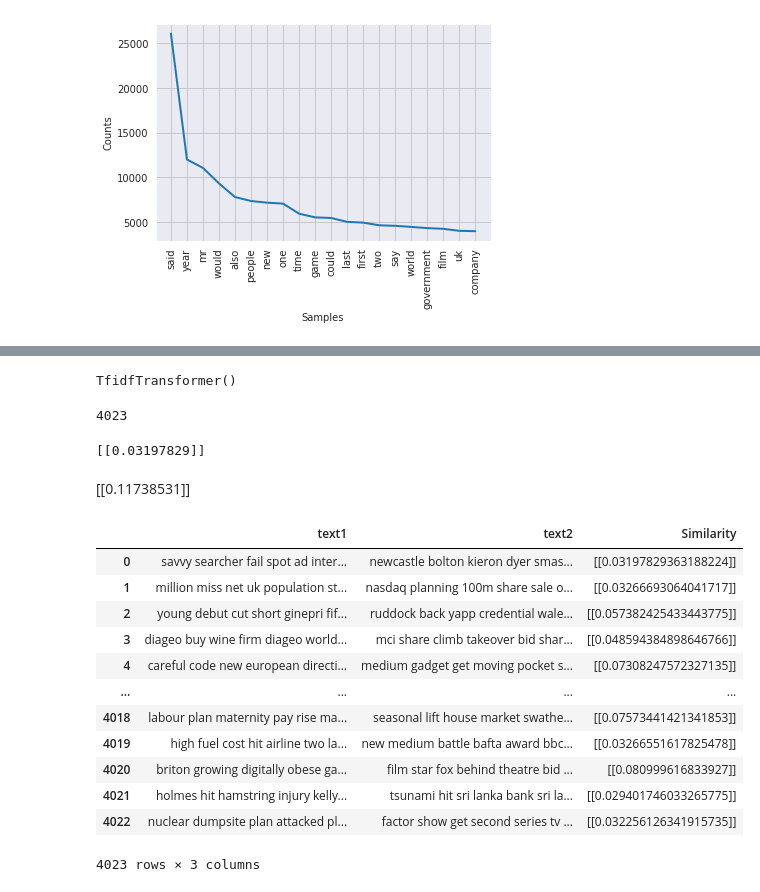
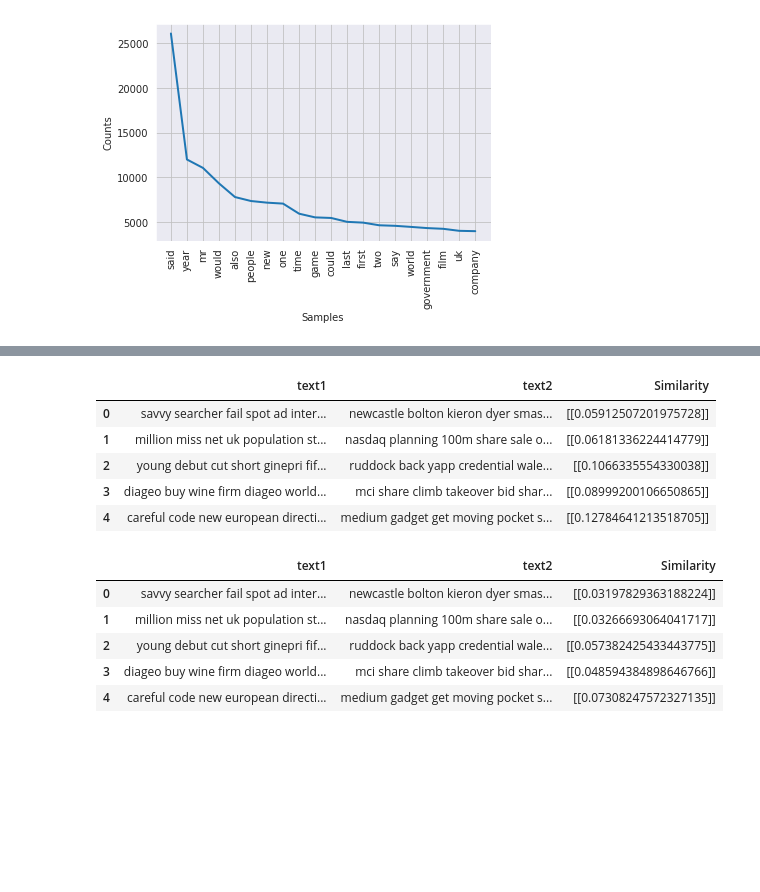
Before and after one commit to Bahaakhalled/Bahaakhalled.github.io, a Jupyter notebook: Machinfy_NLP.ipynb, the cells around one changed output, grey strips where cells are left out. Cells and saved outputs as stored; diff of their text form; code cells hidden in the pictures; blank space fills up the shorter version.

```diff
--- a/Machinfy_NLP.ipynb
+++ b/Machinfy_NLP.ipynb
@@ -310,7 +303,0 @@ savvy searcher fail spot ad internet search engine user odd mix naive sophistica
-# %%
-bow_converter = CountVectorizer()
-def Countvcr(text):
-  input=[text]
-  x = bow_converter.fit_transform(input)
-  words = bow_converter.get_feature_names()
-  return
@@ -337,24 +304,28 @@ print(x)
-# %%
-tfidf_transformer=TfidfTransformer(smooth_idf=True,use_idf=True)
-tfidf_transformer.fit(x)
-# %% [output]
-TfidfTransformer()
-# %%
-copydata1.shape[0]
-# %% [output]
-4023
 # %%
-
-    doc1=copydata1['text1'][0]
-    doc2=copydata1['text2'][0]
+bow_converter = CountVectorizer()
+def Countvcr():
+  similarity=[]
+  for i in range(len(copydata1)):
+    doc1=copydata1['text1'][i]
+    doc2=copydata1['text2'][i]
     docs=(doc1,doc2)
-    tfidf_matrix = tfidf_vectorizer.fit_transform(docs)
-    cosine_sim = cosine_similarity(tfidf_matrix[0], tfidf_matrix[1])
-    print(cosine_sim)
+    matrix = CountVectorizer().fit_transform(docs)
+    cosine_sim = cosine_similarity(matrix[0], matrix[1])
+    similarity.append(cosine_sim)
+  return similarity
+similarity=Countvcr()
-# %% [output]
-[[0.03197829]]
-# %% [markdown]
-[[0.11738531]]
+# %%
+data_cvr=copydata1.copy()
+data_cvr['Similarity']=similarity
+data_cvr=data_cvr.drop('Unique_ID',axis=1)
+data_cvr[:5]
+# %% [output]
+|  | text1 | text2 | Similarity |
+| 0 | savvy searcher fail spot ad inter... | newcastle bolton kieron dyer smas... | [[0.05912507201975728]] |
+| 1 | million miss net uk population st... | nasdaq planning 100m share sale o... | [[0.06181336224414779]] |
+| 2 | young debut cut short ginepri fif... | ruddock back yapp credential wale... | [[0.1066335554330038]] |
+| 3 | diageo buy wine firm diageo world... | mci share climb takeover bid shar... | [[0.08999200106650865]] |
+| 4 | careful code new european directi... | medium gadget get moving pocket s... | [[0.12784641213518705]] |
 # %%
 tfidf_vectorizer = TfidfVectorizer()
 def SimilarityFn():
@@ -374,18 +345,11 @@ data_tf['Similarity']=similarity
 # %%
 data_tf=data_tf.drop('Unique_ID',axis=1)
 # %%
-data_tf
+data_tf[:5]
 # %% [output]
 |  | text1 | text2 | Similarity |
 | 0 | savvy searcher fail spot ad inter... | newcastle bolton kieron dyer smas... | [[0.03197829363188224]] |
 | 1 | million miss net uk population st... | nasdaq planning 100m share sale o... | [[0.03266693064041717]] |
 | 2 | young debut cut short ginepri fif... | ruddock back yapp credential wale... | [[0.057382425433443775]] |
 | 3 | diageo buy wine firm diageo world... | mci share climb takeover bid shar... | [[0.048594384898646766]] |
 | 4 | careful code new european directi... | medium gadget get moving pocket s... | [[0.07308247572327135]] |
-| ... | ... | ... | ... |
-| 4018 | labour plan maternity pay rise ma... | seasonal lift house market swathe... | [[0.07573441421341853]] |
-| 4019 | high fuel cost hit airline two la... | new medium battle bafta award bbc... | [[0.03266551617825478]] |
-| 4020 | briton growing digitally obese ga... | film star fox behind theatre bid ... | [[0.080999616833927]] |
-| 4021 | holmes hit hamstring injury kelly... | tsunami hit sri lanka bank sri la... | [[0.029401746033265775]] |
-| 4022 | nuclear dumpsite plan attacked pl... | factor show get second series tv ... | [[0.032256126341915735]] |
-4023 rows × 3 columns
```
Also changed, not shown: parts of 15 cells of this notebook.
